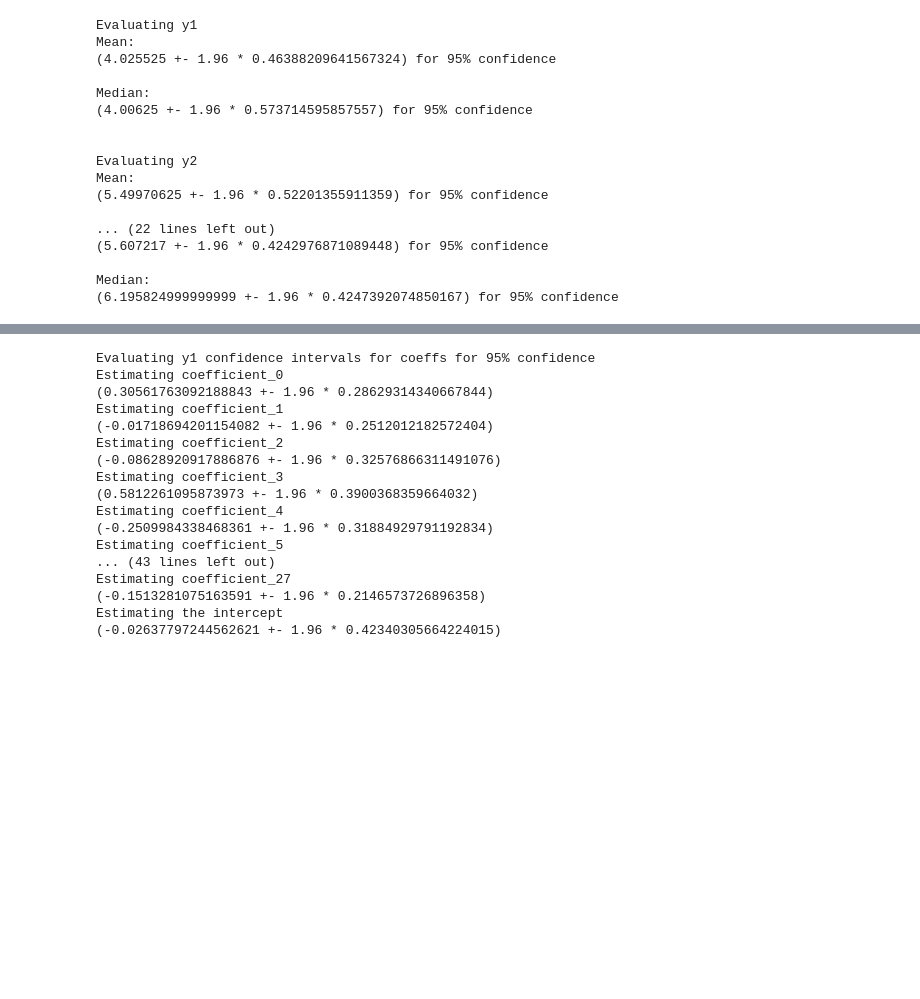
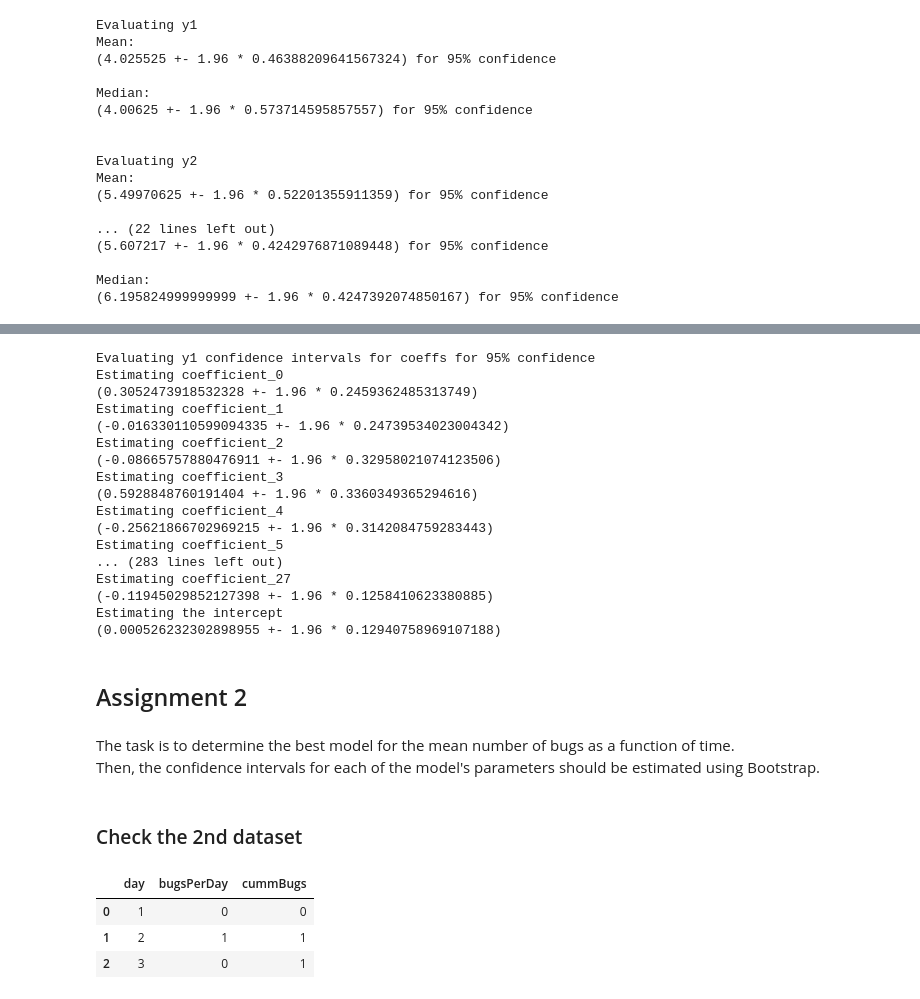
Before and after one commit to lemhell/advstat-labs, a Jupyter notebook: Lab08/Lab08.ipynb, the cells around one changed output, grey strips where cells are left out. Cells and saved outputs as stored; diff of their text form; code cells hidden in the pictures; blank space fills up the shorter version.

```diff
--- a/Lab08/Lab08.ipynb
+++ b/Lab08/Lab08.ipynb
@@ -109,22 +160,36 @@ for target_name in target_names:
             current_coef_name = "the intercept"
         print("Estimating", current_coef_name)
         print("({} +- 1.96 * {})".format(coef_means[i], coef_stds[i]))
-    break
+    print()
 # %% [output]
 Evaluating y1 confidence intervals for coeffs for 95% confidence
 Estimating coefficient_0
-(0.30561763092188843 +- 1.96 * 0.28629314340667844)
+(0.3052473918532328 +- 1.96 * 0.2459362485313749)
 Estimating coefficient_1
-(-0.01718694201154082 +- 1.96 * 0.2512012182572404)
+(-0.016330110599094335 +- 1.96 * 0.24739534023004342)
 Estimating coefficient_2
-(-0.08628920917886876 +- 1.96 * 0.32576866311491076)
+(-0.08665757880476911 +- 1.96 * 0.32958021074123506)
 Estimating coefficient_3
-(0.5812261095873973 +- 1.96 * 0.3900368359664032)
+(0.5928848760191404 +- 1.96 * 0.3360349365294616)
 Estimating coefficient_4
-(-0.2509984338468361 +- 1.96 * 0.31884929791192834)
+(-0.25621866702969215 +- 1.96 * 0.3142084759283443)
 Estimating coefficient_5
-... (43 lines left out)
+... (283 lines left out)
 Estimating coefficient_27
-(-0.1513281075163591 +- 1.96 * 0.2146573726896358)
+(-0.11945029852127398 +- 1.96 * 0.1258410623380885)
 Estimating the intercept
-(-0.02637797244562621 +- 1.96 * 0.42340305664224015)
+(0.000526232302898955 +- 1.96 * 0.12940758969107188)
+# %% [markdown]
+## Assignment 2
+# %% [markdown]
+The task is to determine the best model for the mean number of bugs as a function of time.
+Then, the confidence intervals for each of the model's parameters should be estimated using Bootstrap.
+# %% [markdown]
+### Check the 2nd dataset
+# %%
+dataset2.head(3)
+# %% [output]
+|  | day | bugsPerDay | cummBugs |
+| 0 | 1 | 0 | 0 |
+| 1 | 2 | 1 | 1 |
+| 2 | 3 | 0 | 1 |
```
Also changed, not shown: parts of 25 cells of this notebook, 1 other file.
